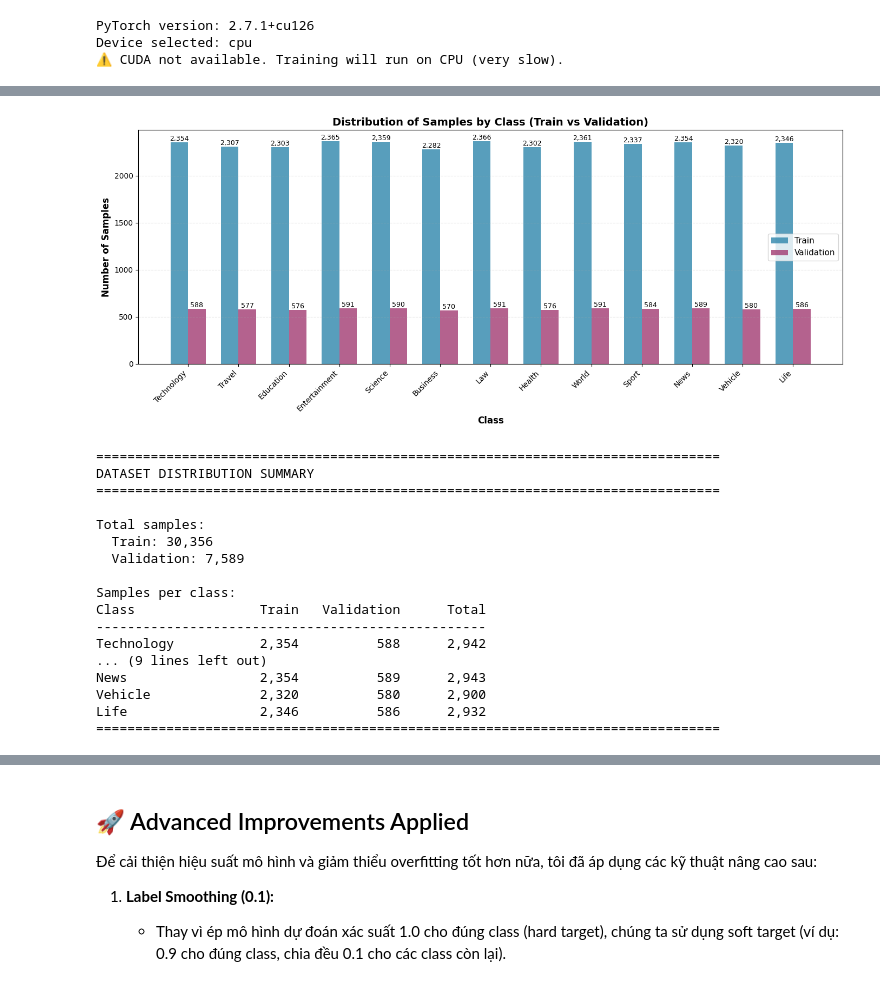
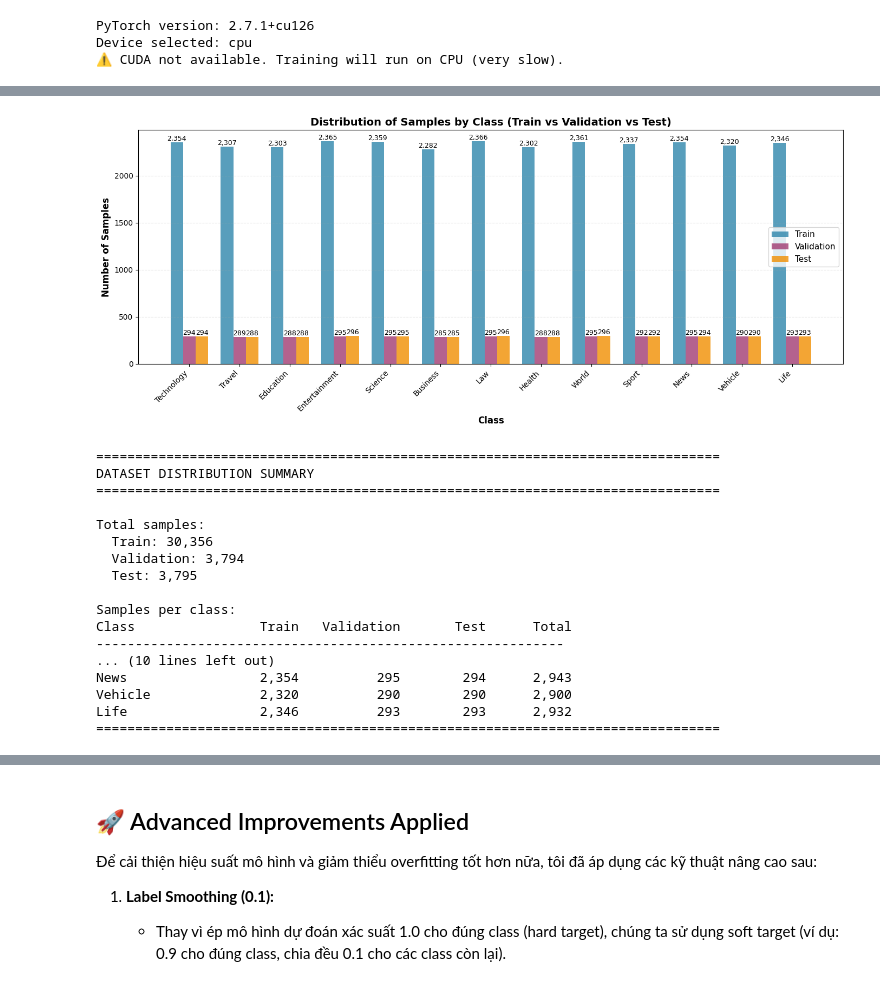
Before and after one commit to baoo2003/Document_Classification_With_Cuckoo_Search, a Jupyter notebook: PhoBERT_FCL_train.ipynb, the cells around one changed output, grey strips where cells are left out. Saved outputs shown, nothing was run; the diff lists cells and outputs as text; code cells hidden in the pictures.

Commit message:
split test

```diff
--- a/PhoBERT_FCL_train.ipynb
+++ b/PhoBERT_FCL_train.ipynb
@@ -125,74 +157,79 @@ Classes: [ 0  1  2  3  4  5  6  7  8  9 10 11 12]
 # Load datasets
 train_data = pd.read_csv(TRAIN_CSV)
 val_data = pd.read_csv(VAL_CSV)
+test_data = pd.read_csv(TEST_CSV)
 
 # Count samples per label
 train_counts = train_data['label'].value_counts().sort_index()
 val_counts = val_data['label'].value_counts().sort_index()
+test_counts = test_data['label'].value_counts().sort_index()
 
 # Create bar chart
 fig, ax = plt.subplots(figsize=(14, 6))
 
 x = np.arange(len(class_names))
-width = 0.35
+width = 0.25
 
-bars1 = ax.bar(x - width/2, train_counts, width, label='Train', color='#2E86AB', alpha=0.8)
-bars2 = ax.bar(x + width/2, val_counts, width, label='Validation', color='#A23B72', alpha=0.8)
+bars1 = ax.bar(x - width, train_counts, width, label='Train', color='#2E86AB', alpha=0.8)
+bars2 = ax.bar(x, val_counts, width, label='Validation', color='#A23B72', alpha=0.8)
+bars3 = ax.bar(x + width, test_counts, width, label='Test', color='#F18F01', alpha=0.8)
 
 # Add labels and title
 ax.set_xlabel('Class', fontsize=12, fontweight='bold')
 ax.set_ylabel('Number of Samples', fontsize=12, fontweight='bold')
-ax.set_title('Distribution of Samples by Class (Train vs Validation)', fontsize=14, fontweight='bold')
+ax.set_title('Distribution of Samples by Class (Train vs Validation vs Test)', fontsize=14, fontweight='bold')
 ax.set_xticks(x)
 ax.set_xticklabels(class_names, rotation=45, ha='right')
 ax.legend(fontsize=11)
 ax.grid(axis='y', alpha=0.3, linestyle='--')
 
 # Add value labels on bars
-for bars in [bars1, bars2]:
+for bars in [bars1, bars2, bars3]:
     for bar in bars:
         height = bar.get_height()
         ax.text(bar.get_x() + bar.get_width()/2., height,
                 f'{int(height):,}',
                 ha='center', va='bottom', fontsize=9)
 
 plt.tight_layout()
 plt.show()
 
 # Print summary statistics
 print(f"\n{'='*80}")
 print("DATASET DISTRIBUTION SUMMARY")
 print(f"{'='*80}")
 print(f"\nTotal samples:")
 print(f"  Train: {len(train_data):,}")
 print(f"  Validation: {len(val_data):,}")
+print(f"  Test: {len(test_data):,}")
 print(f"\nSamples per class:")
-print(f"{'Class':<15} {'Train':>10} {'Validation':>12} {'Total':>10}")
-print(f"{'-'*50}")
+print(f"{'Class':<15} {'Train':>10} {'Validation':>12} {'Test':>10} {'Total':>10}")
+print(f"{'-'*60}")
 for i, class_name in enumerate(class_names):
     train_count = train_counts[i] if i in train_counts.index else 0
     val_count = val_counts[i] if i in val_counts.index else 0
-    total = train_count + val_count
-    print(f"{class_name:<15} {train_count:>10,} {val_count:>12,} {total:>10,}")
+    test_count = test_counts[i] if i in test_counts.index else 0
+    total = train_count + val_count + test_count
+    print(f"{class_name:<15} {train_count:>10,} {val_count:>12,} {test_count:>10,} {total:>10,}")
 print(f"{'='*80}")
 # %% [output]
-[figure, old version]
+[figure, new version]
 ================================================================================
 DATASET DISTRIBUTION SUMMARY
 ================================================================================
 
 Total samples:
   Train: 30,356
-  Validation: 7,589
+  Validation: 3,794
+  Test: 3,795
 
 Samples per class:
-Class                Train   Validation      Total
---------------------------------------------------
-Technology           2,354          588      2,942
-... (9 lines left out)
-News                 2,354          589      2,943
-Vehicle              2,320          580      2,900
-Life                 2,346          586      2,932
+Class                Train   Validation       Test      Total
+------------------------------------------------------------
+... (10 lines left out)
+News                 2,354          295        294      2,943
+Vehicle              2,320          290        290      2,900
+Life                 2,346          293        293      2,932
 ================================================================================
 # %%
 title = "sinh con sàn nhà_tắm mới biết mình có_thai"
```
Also changed, not shown: parts of 3 cells of this notebook.
